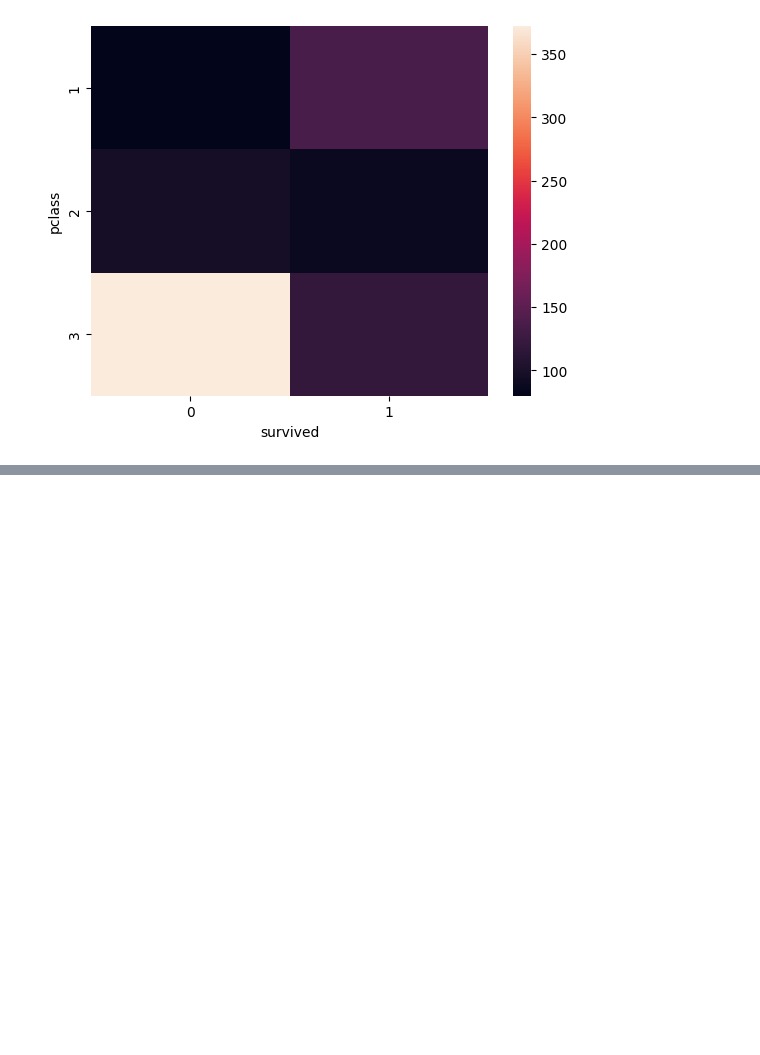
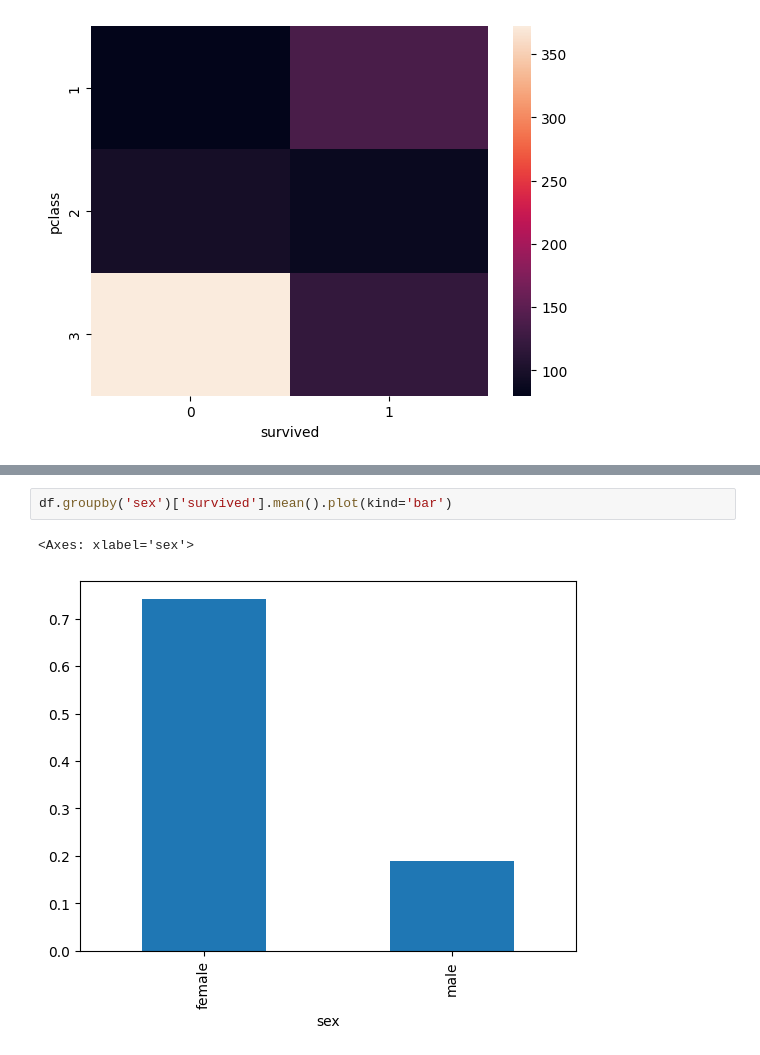
Before and after one commit to anasarshad7677-netizen/Complete-ML-repo, a Jupyter notebook: 6_EDA_using_bi_and_multivariate.ipynb, the cells around one changed output, grey strips where cells are left out. Saved outputs shown, nothing was run; the diff lists cells and outputs as text; blank space fills up the shorter version.

```diff
--- a/6_EDA_using_bi_and_multivariate.ipynb
+++ b/6_EDA_using_bi_and_multivariate.ipynb
@@ -124,0 +130,5 @@ sns.heatmap(pd.crosstab(df['pclass'],df['survived']))
+# %%
+df.groupby('sex')['survived'].mean().plot(kind='bar')
+# %% [output]
+<Axes: xlabel='sex'>
+[figure, added]
```
Also changed, not shown: parts of 1 cell of this notebook.
